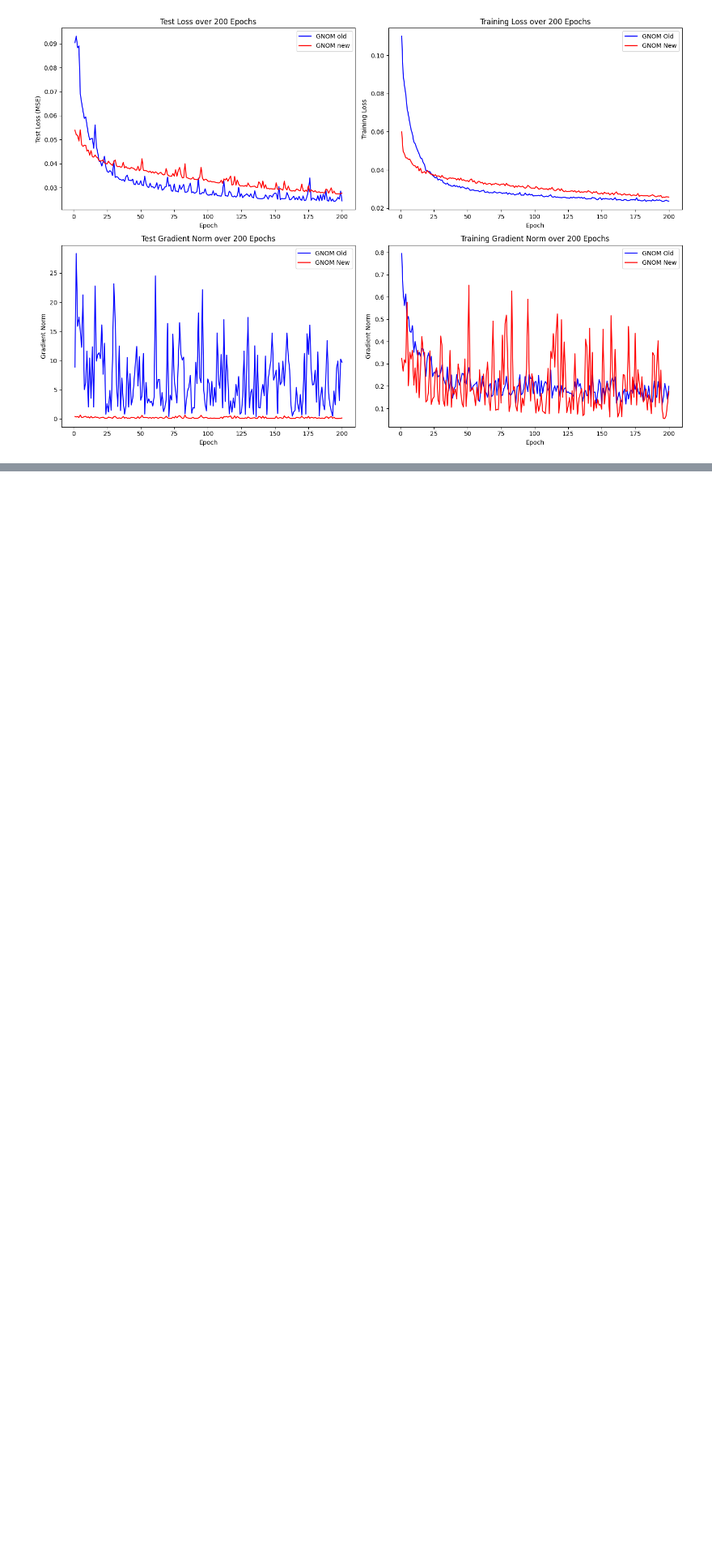
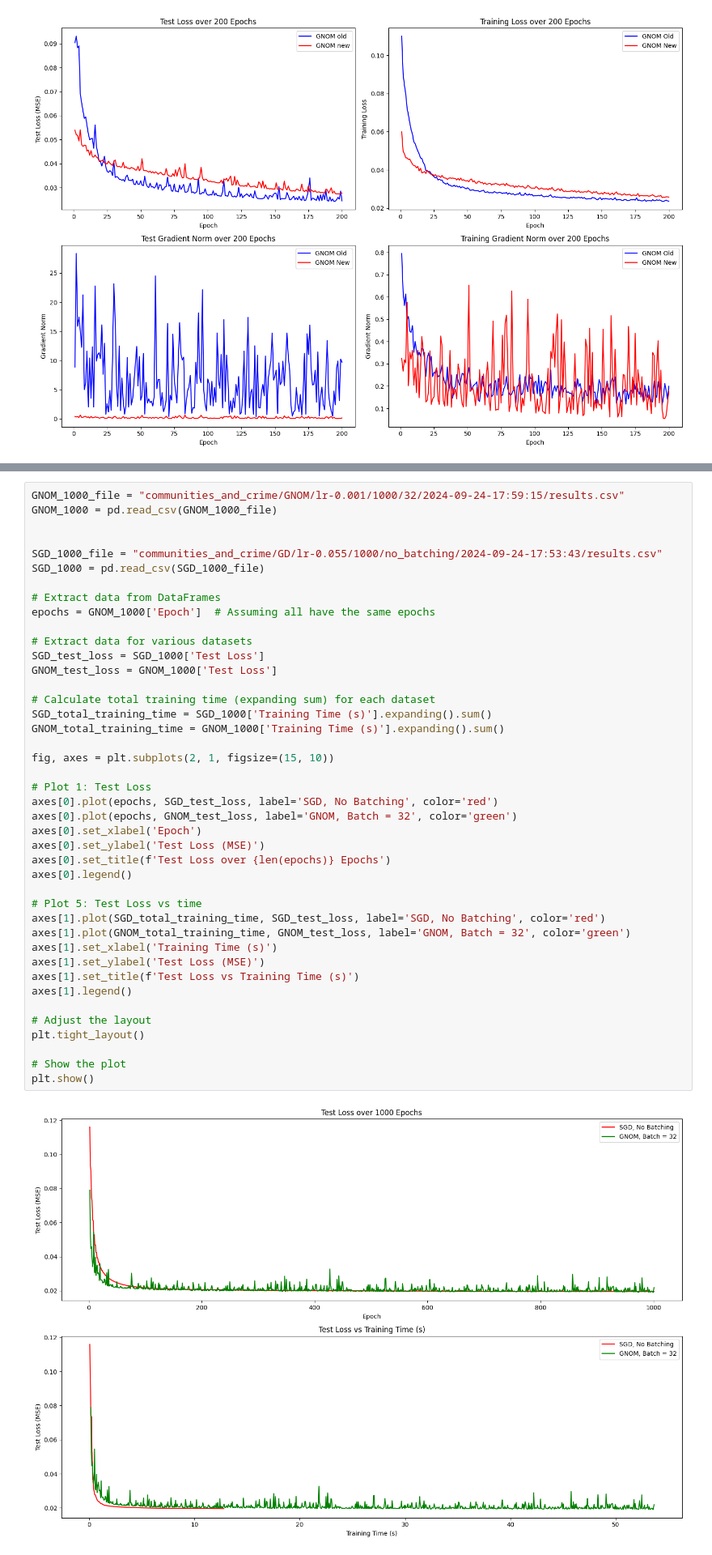
Before and after one commit to thomask902/2024-Numerical-Optimization-Research, a Jupyter notebook: linear_regression/analysis.ipynb, the cells around one changed output, grey strips where cells are left out. Shown at 81% size. Saved outputs shown, nothing was run; the diff lists cells and outputs as text; blank space fills up the shorter version.

```diff
--- a/linear_regression/analysis.ipynb
+++ b/linear_regression/analysis.ipynb
@@ -1499,0 +1502,44 @@ plt.show()
+# %%
+GNOM_1000_file = "communities_and_crime/GNOM/lr-0.001/1000/32/2024-09-24-17:59:15/results.csv"
+GNOM_1000 = pd.read_csv(GNOM_1000_file)
+
+
+SGD_1000_file = "communities_and_crime/GD/lr-0.055/1000/no_batching/2024-09-24-17:53:43/results.csv"
+SGD_1000 = pd.read_csv(SGD_1000_file)
+
+# Extract data from DataFrames
+epochs = GNOM_1000['Epoch']  # Assuming all have the same epochs
+
+# Extract data for various datasets
+SGD_test_loss = SGD_1000['Test Loss']
+GNOM_test_loss = GNOM_1000['Test Loss']
+
+# Calculate total training time (expanding sum) for each dataset
+SGD_total_training_time = SGD_1000['Training Time (s)'].expanding().sum()
+GNOM_total_training_time = GNOM_1000['Training Time (s)'].expanding().sum()
+
+fig, axes = plt.subplots(2, 1, figsize=(15, 10))
+
+# Plot 1: Test Loss
+axes[0].plot(epochs, SGD_test_loss, label='SGD, No Batching', color='red')
+axes[0].plot(epochs, GNOM_test_loss, label='GNOM, Batch = 32', color='green')
+axes[0].set_xlabel('Epoch')
+axes[0].set_ylabel('Test Loss (MSE)')
+axes[0].set_title(f'Test Loss over {len(epochs)} Epochs')
+axes[0].legend()
+
+# Plot 5: Test Loss vs time
+axes[1].plot(SGD_total_training_time, SGD_test_loss, label='SGD, No Batching', color='red')
+axes[1].plot(GNOM_total_training_time, GNOM_test_loss, label='GNOM, Batch = 32', color='green')
+axes[1].set_xlabel('Training Time (s)')
+axes[1].set_ylabel('Test Loss (MSE)')
+axes[1].set_title(f'Test Loss vs Training Time (s)')
+axes[1].legend()
+
+# Adjust the layout
+plt.tight_layout()
+
+# Show the plot
+plt.show()
+# %% [output]
+[figure, added]
```
Also changed, not shown: parts of 1 cell of this notebook, 1 other file.
